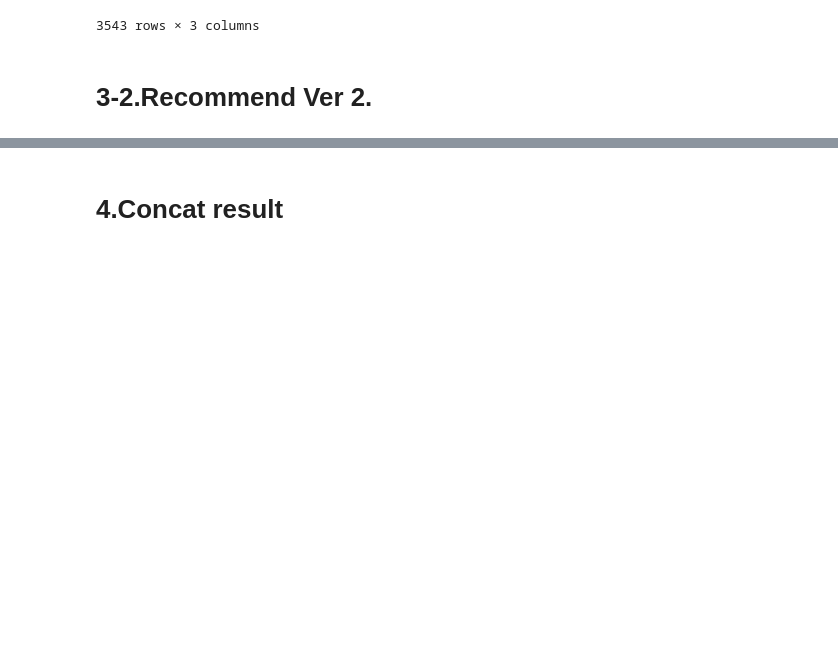
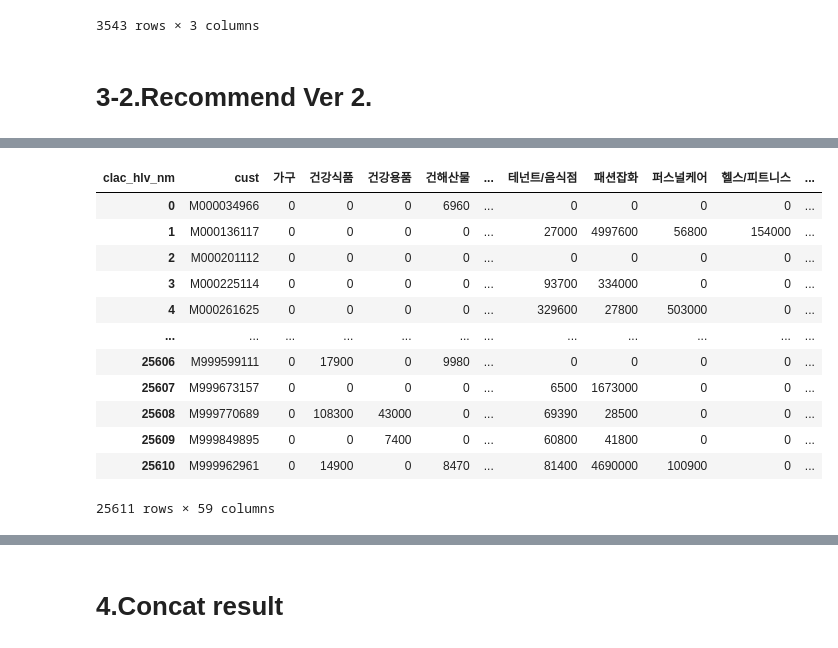
Before and after one commit to osy5882/Lpoint_competition, a Jupyter notebook: total_flow.ipynb, the cells around one changed output, grey strips where cells are left out. Drawn from its saved outputs; the diff is of its cells as text; code cells hidden in the pictures; blank space fills up the shorter version.

Commit message:
independent min max sacling Recommend

```diff
--- a/total_flow.ipynb
+++ b/total_flow.ipynb
@@ -159,7 +160,8 @@ def domain_clustering_ver2(df_main, df_sub, df_sub2):
 
     return df_off_A_label, df_off_B_label, df_off_C_label, df_off_D_label, df_not_off_A_label, df_not_off_B_label, df_not_off_C_label, df_not_off_D_label
 # %%
-df_off_A_label, df_off_B_label, df_off_C_label, df_off_D_label, df_not_off_A_label, df_not_off_B_label, df_not_off_C_label, df_not_off_D_label = domain_clustering_ver2(df_cust, df_pdde, df_pd_clac)
+df_not_outlier = delete_outlier_DBSCAN(df_pdde, df_pd_clac)
+df_off_A_label, df_off_B_label, df_off_C_label, df_off_D_label, df_not_off_A_label, df_not_off_B_label, df_not_off_C_label, df_not_off_D_label = domain_clustering_ver2(df_cust, df_pdde, df_not_outlier)
 # %% [markdown]
 # 2.K means Clustering Function
 # %%
@@ -425,8 +458,26 @@ import copy
 from tqdm.notebook import tqdm
 
 ##2만여명 고객 품목별 구매금액 Scale
-def pivot_table_for_recommend(df_pd, df_pdc):
-    df_norm = df_pd.loc[df_pd["cust"].isin(delete_outlier_DBSCAN(df_pd, df_pdc).values.tolist())]
+# def pivot_table_for_recommend(df_pd, df_pdc):
+#     df_norm = df_pd.loc[df_pd["cust"].isin(delete_outlier_DBSCAN(df_pd, df_pdc).values.tolist())]
+#     df_pdde_pd_clac = df_norm.merge(df_pdc, how='left', on='pd_c')
+#     df_pt = pd.pivot_table(data=df_pdde_pd_clac,
+#                 values='buy_am',
+#                 index='cust',
+#                 columns='clac_hlv_nm',
+#                 aggfunc='sum',
+#                 fill_value=0)
+
+#     df_pt.reset_index(inplace=True)
+
+#     scaler = MinMaxScaler()
+#     scaler.fit(df_pt.iloc[:,1:])
+#     df_spt = pd.DataFrame(scaler.transform(df_pt.iloc[:,1:]), index=df_pt["cust"], columns=df_pt.columns[1:])
+#     df_spt_2 =  df_spt.reset_index()
+#     return df_spt_2
+
+def pivot_table_for_recommend(df_pd, df_pdc, not_outlier_srs):
+    df_norm = df_pd.loc[df_pd["cust"].isin(not_outlier_srs.values)]
     df_pdde_pd_clac = df_norm.merge(df_pdc, how='left', on='pd_c')
     df_pt = pd.pivot_table(data=df_pdde_pd_clac,
                 values='buy_am',
@@ -436,7 +487,9 @@ def pivot_table_for_recommend(df_pd, df_pdc):
                 fill_value=0)
 
     df_pt.reset_index(inplace=True)
+    return df_pt
 
+def min_max_pred(df_pt):
     scaler = MinMaxScaler()
     scaler.fit(df_pt.iloc[:,1:])
     df_spt = pd.DataFrame(scaler.transform(df_pt.iloc[:,1:]), index=df_pt["cust"], columns=df_pt.columns[1:])
@@ -449,13 +502,14 @@ def find_nearest_3(df_clust, df_normal_dist, clust_no, opt_test=None):
 
     clust_list = df_clust.loc[df_clust["comb_cluster"]==clust_no]["cust"].values.tolist()
     df_similar = df_normal_dist.loc[df_normal_dist["cust"].isin(clust_list)]
+    df_norm_similar = min_max_pred(df_similar)
 
-    dist_map = cdist(df_similar.iloc[:,1:], df_similar.iloc[:,1:], metric='cosine')
+    dist_map = cdist(df_norm_similar.iloc[:,1:], df_norm_similar.iloc[:,1:], metric='cosine')
     near_indexes = dist_map.argsort()[:,1:4]
-    near_loc_idx = [list(map(lambda x: df_similar.iloc[x,0], near_idx)) for near_idx in near_indexes]
-    df_near = pd.DataFrame(near_loc_idx, index=df_similar["cust"].values)
-    if opt_test is not None: return df_near.loc[opt_test["cust"].unique().tolist(),:]
-    else: return df_near
+    near_loc_idx = [list(map(lambda x: df_norm_similar.iloc[x,0], near_idx)) for near_idx in near_indexes]
+    df_near = pd.DataFrame(near_loc_idx, index=df_norm_similar["cust"].values)
+
+    return df_near
 
 
 def code_to_name(df :pd.DataFrame, col_name :str, df_pdc :pd.DataFrame):
@@ -497,4 +551,20 @@ def make_cust_recommend_item(df_near, df_pd, df_pdc, opt_pd_nm=True):
 
     return final_df, except_list
 # %%
-df_normal_dist = pivot_table_for_recommend(df_pdde, df_pd_clac)
+df_normal_dist = pivot_table_for_recommend(df_pdde, df_pd_clac, df_not_outlier)
+# %%
+df_normal_dist
+# %% [output]
+| clac_hlv_nm | cust | 가구 | 건강식품 | 건강용품 | 건해산물 | ... | 테넌트/음식점 | 패션잡화 | 퍼스널케어 | 헬스/피트니스 | ... |
+| 0 | M000034966 | 0 | 0 | 0 | 6960 | ... | 0 | 0 | 0 | 0 | ... |
+| 1 | M000136117 | 0 | 0 | 0 | 0 | ... | 27000 | 4997600 | 56800 | 154000 | ... |
+| 2 | M000201112 | 0 | 0 | 0 | 0 | ... | 0 | 0 | 0 | 0 | ... |
+| 3 | M000225114 | 0 | 0 | 0 | 0 | ... | 93700 | 334000 | 0 | 0 | ... |
+| 4 | M000261625 | 0 | 0 | 0 | 0 | ... | 329600 | 27800 | 503000 | 0 | ... |
+| ... | ... | ... | ... | ... | ... | ... | ... | ... | ... | ... | ... |
+| 25606 | M999599111 | 0 | 17900 | 0 | 9980 | ... | 0 | 0 | 0 | 0 | ... |
+| 25607 | M999673157 | 0 | 0 | 0 | 0 | ... | 6500 | 1673000 | 0 | 0 | ... |
+| 25608 | M999770689 | 0 | 108300 | 43000 | 0 | ... | 69390 | 28500 | 0 | 0 | ... |
+| 25609 | M999849895 | 0 | 0 | 7400 | 0 | ... | 60800 | 41800 | 0 | 0 | ... |
+| 25610 | M999962961 | 0 | 14900 | 0 | 8470 | ... | 81400 | 4690000 | 100900 | 0 | ... |
+25611 rows × 59 columns
```
Also changed, not shown: parts of 7 cells of this notebook, 2 other files.
